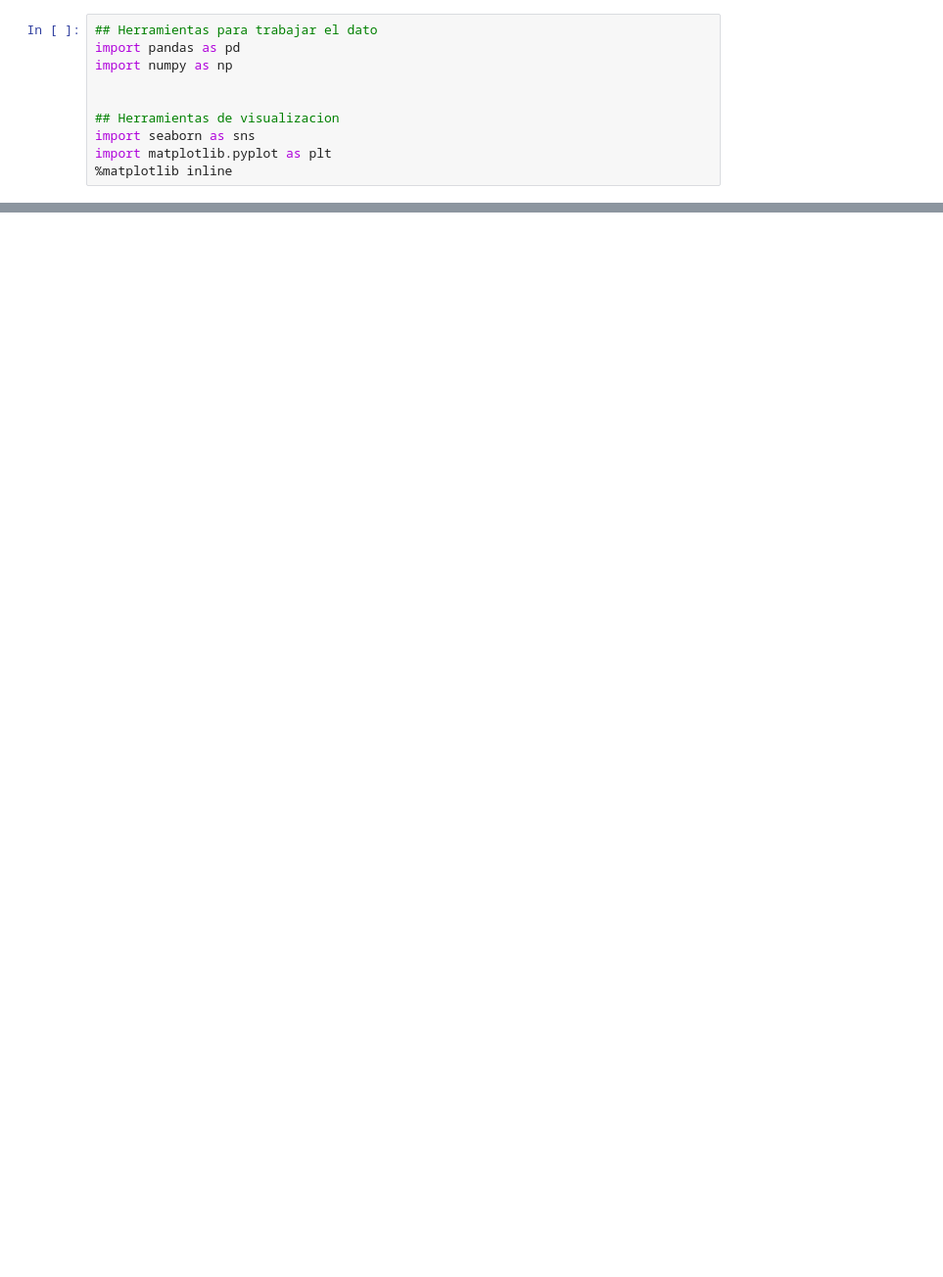
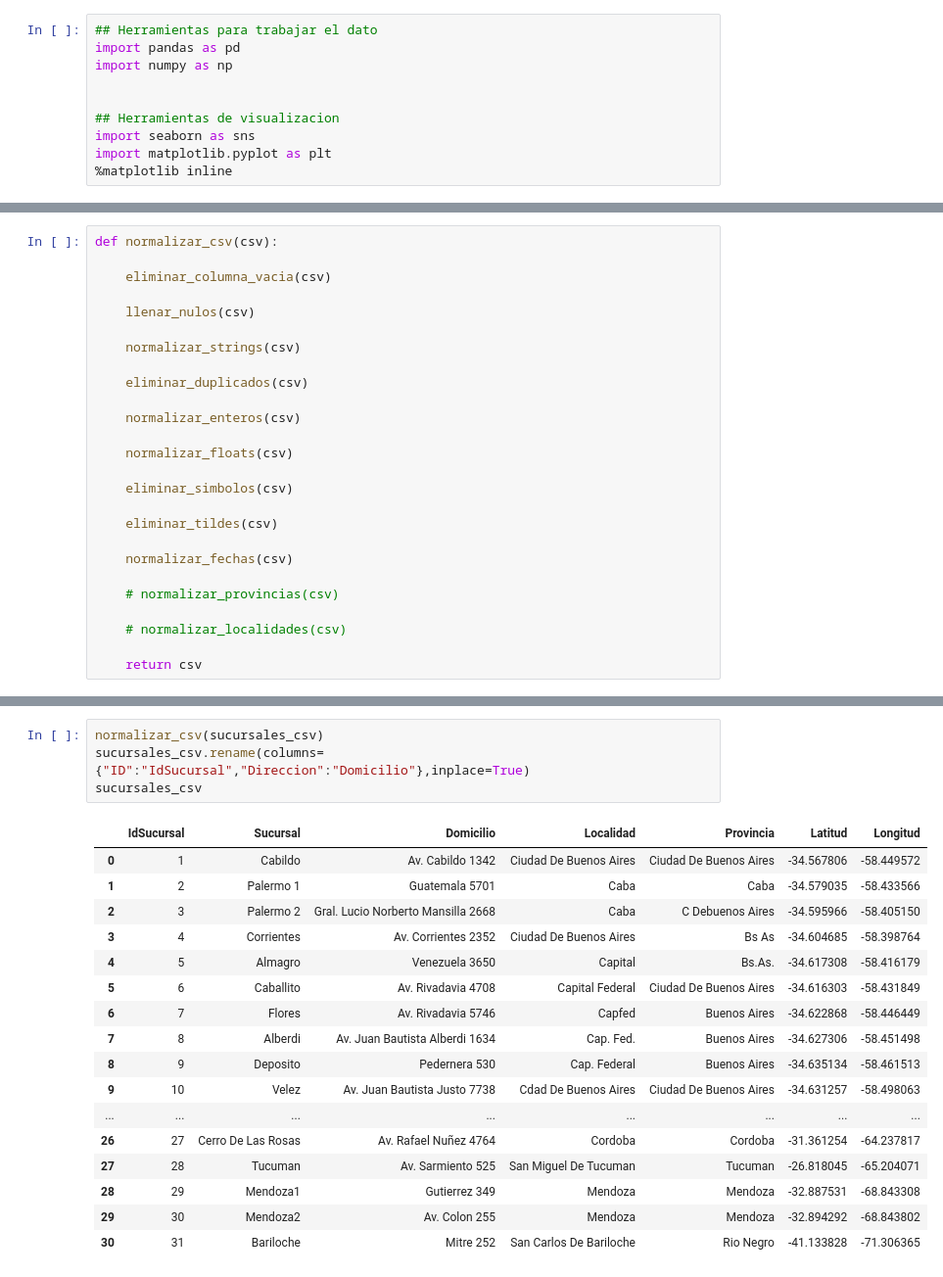
Before and after one commit to GonzaloPietraroia/DS-PI-ProyectoIndividual, a Jupyter notebook: Resolucion.ipynb, the cells around one changed output, grey strips where cells are left out. Shown at 98% size. Drawn from its saved outputs; the diff is of its cells as text; blank space fills up the shorter version.

```diff
--- a/Resolucion.ipynb
+++ b/Resolucion.ipynb
@@ -336,0 +182,26 @@ csv.repl
+# %%
+def normalizar_csv(csv):
+
+    eliminar_columna_vacia(csv)
+
+    llenar_nulos(csv)
+
+    normalizar_strings(csv)
+
+    eliminar_duplicados(csv)
+
+    normalizar_enteros(csv)
+
+    normalizar_floats(csv)
+
+    eliminar_simbolos(csv)
+
+    eliminar_tildes(csv)
+
+    normalizar_fechas(csv)
+
+    # normalizar_provincias(csv)
+
+    # normalizar_localidades(csv)
+
+    return csv
@@ -336,0 +493,22 @@ csv.repl
+# %%
+normalizar_csv(sucursales_csv)
+sucursales_csv.rename(columns={"ID":"IdSucursal","Direccion":"Domicilio"},inplace=True)
+sucursales_csv
+# %% [output]
+|  | IdSucursal | Sucursal | Domicilio | Localidad | Provincia | Latitud | Longitud |
+| 0 | 1 | Cabildo | Av. Cabildo 1342 | Ciudad De Buenos Aires | Ciudad De Buenos Aires | -34.567806 | -58.449572 |
+| 1 | 2 | Palermo 1 | Guatemala 5701 | Caba | Caba | -34.579035 | -58.433566 |
+| 2 | 3 | Palermo 2 | Gral. Lucio Norberto Mansilla 2668 | Caba | C Debuenos Aires | -34.595966 | -58.405150 |
+| 3 | 4 | Corrientes | Av. Corrientes 2352 | Ciudad De Buenos Aires | Bs As | -34.604685 | -58.398764 |
+| 4 | 5 | Almagro | Venezuela 3650 | Capital | Bs.As. | -34.617308 | -58.416179 |
+| 5 | 6 | Caballito | Av. Rivadavia 4708 | Capital Federal | Ciudad De Buenos Aires | -34.616303 | -58.431849 |
+| 6 | 7 | Flores | Av. Rivadavia 5746 | Capfed | Buenos Aires | -34.622868 | -58.446449 |
+| 7 | 8 | Alberdi | Av. Juan Bautista Alberdi 1634 | Cap. Fed. | Buenos Aires | -34.627306 | -58.451498 |
+| 8 | 9 | Deposito | Pedernera 530 | Cap. Federal | Buenos Aires | -34.635134 | -58.461513 |
+| 9 | 10 | Velez | Av. Juan Bautista Justo 7738 | Cdad De Buenos Aires | Ciudad De Buenos Aires | -34.631257 | -58.498063 |
+| ... | ... | ... | ... | ... | ... | ... | ... |
+| 26 | 27 | Cerro De Las Rosas | Av. Rafael Nuñez 4764 | Cordoba | Cordoba | -31.361254 | -64.237817 |
+| 27 | 28 | Tucuman | Av. Sarmiento 525 | San Miguel De Tucuman | Tucuman | -26.818045 | -65.204071 |
+| 28 | 29 | Mendoza1 | Gutierrez 349 | Mendoza | Mendoza | -32.887531 | -68.843308 |
+| 29 | 30 | Mendoza2 | Av. Colon 255 | Mendoza | Mendoza | -32.894292 | -68.843802 |
+| 30 | 31 | Bariloche | Mitre 252 | San Carlos De Bariloche | Rio Negro | -41.133828 | -71.306365 |
```
Also changed, not shown: parts of 70 cells of this notebook, 29 other files.
